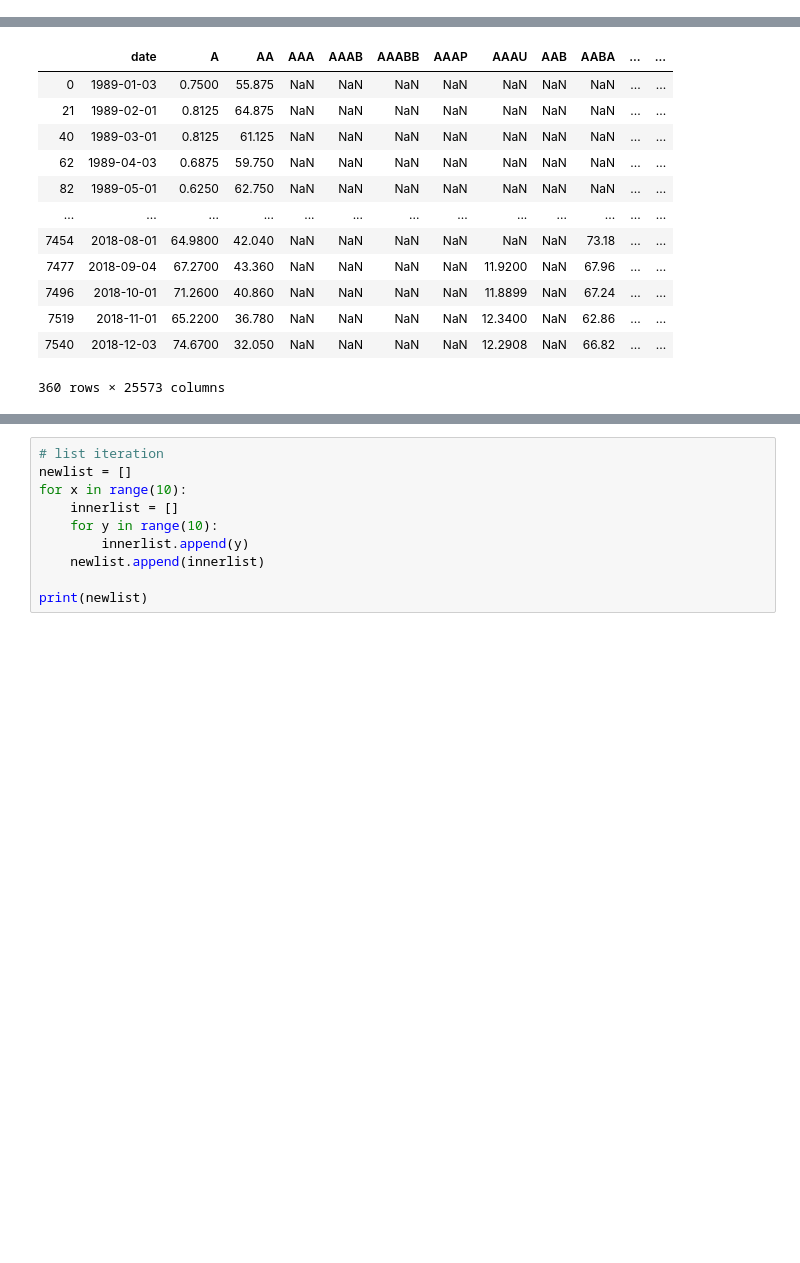
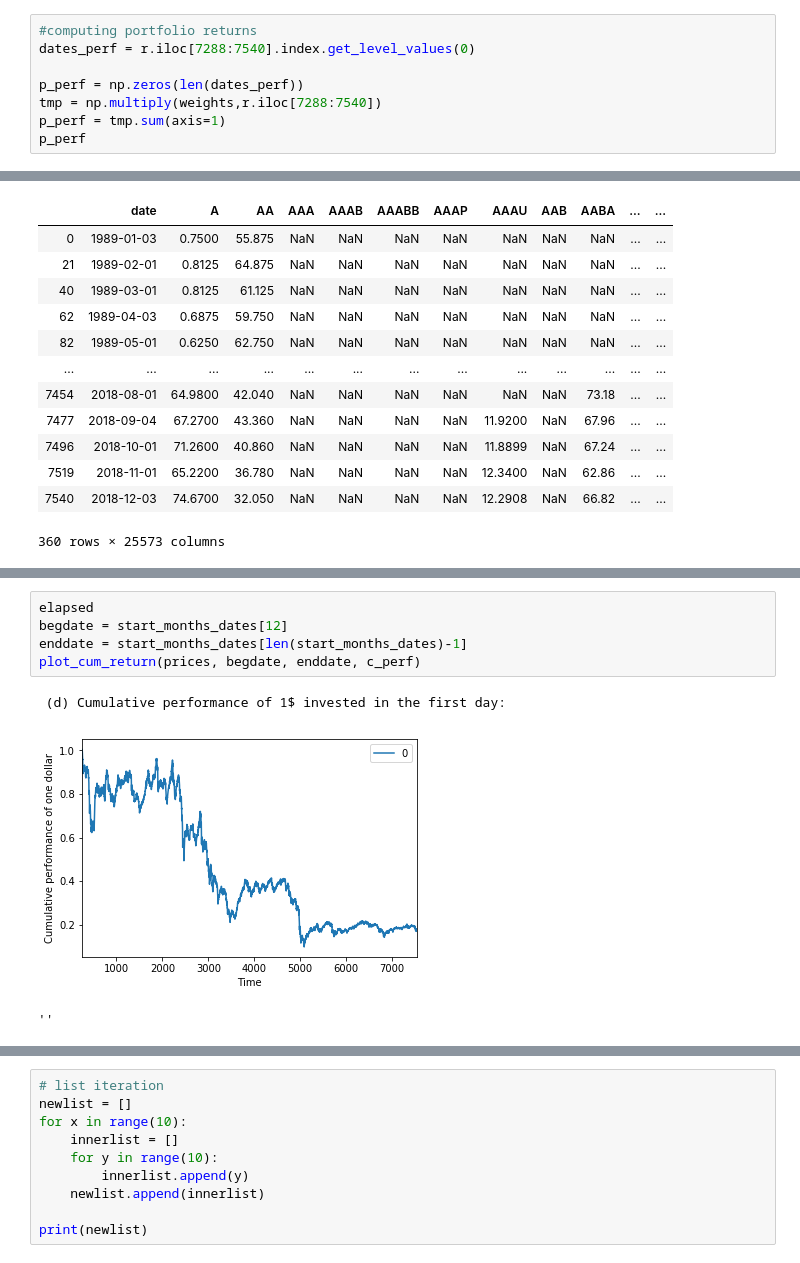
Before and after one commit to ozanozd/Financial_Big_Data_52_weeks, a Jupyter notebook: 52Weeks.ipynb, the cells around one changed output, grey strips where cells are left out. Cells and saved outputs as stored; diff of their text form; blank space fills up the shorter version.

```diff
--- a/52Weeks.ipynb
+++ b/52Weeks.ipynb
@@ -26,0 +61,8 @@ def add_freq(idx, freq=None):
+# %%
+#computing portfolio returns
+dates_perf = r.iloc[7288:7540].index.get_level_values(0)
+
+p_perf = np.zeros(len(dates_perf))
+tmp = np.multiply(weights,r.iloc[7288:7540])
+p_perf = tmp.sum(axis=1)
+p_perf
@@ -92,0 +316,9 @@ start_months
+# %%
+elapsed
+begdate = start_months_dates[12]
+enddate = start_months_dates[len(start_months_dates)-1]
+plot_cum_return(prices, begdate, enddate, c_perf)
+# %% [output]
+ (d) Cumulative performance of 1$ invested in the first day:
+[figure, added]
+''
```
Also changed, not shown: parts of 39 cells of this notebook.
